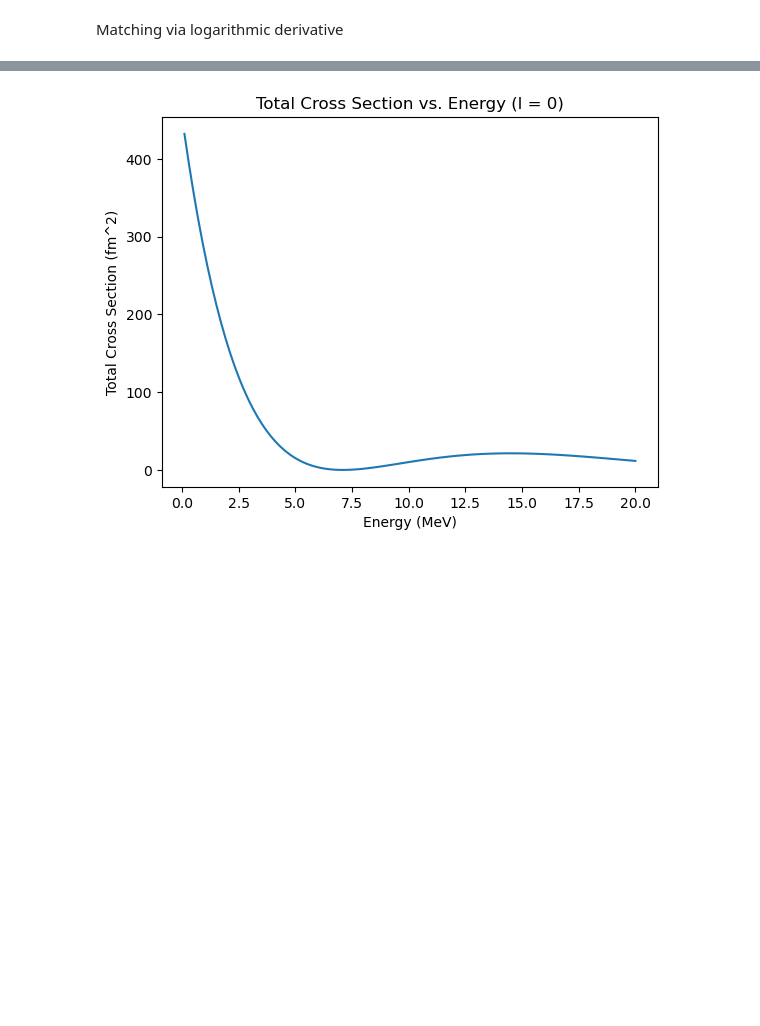
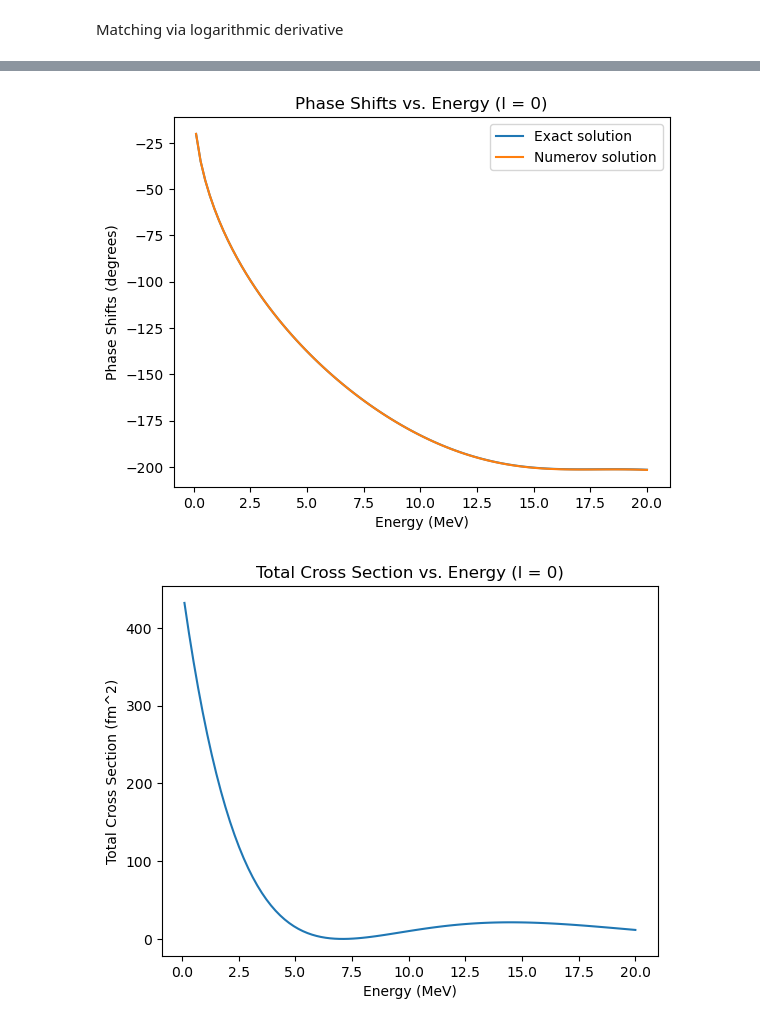
Before and after one commit to LydiaMaz/Scattering-Calculations, a Jupyter notebook: Numerov.ipynb, the cells around one changed output, grey strips where cells are left out. Drawn from its saved outputs; the diff is of its cells as text; code cells hidden in the pictures; blank space fills up the shorter version.

```diff
--- a/Numerov.ipynb
+++ b/Numerov.ipynb
@@ -62,3 +105,39 @@ def calculate_phase_shift(k, l, E):
+# %%
+def numerovf(x,ll,E,mu,potenital,hbar=197):
+    return 2*mu/hbar**2*(potenital(x)-E)+ll*(ll+1.)/x**2
+# %%
+def Numerov_SC(ll,E,mu,potenital,npts_in_one_fm=128,hbar=197):
+    a_idx = int(npts_in_one_fm*a)
+    f_tilde = [0.]+[numerovf(i/npts_in_one_fm*1.,ll,E,mu,potenital)/(12.*npts_in_one_fm**2) for i in range(1,a_idx+2)]
+    u = [0.,1./npts_in_one_fm]
+    for i in range(2,a_idx+2):
+        u.append((u[i-1]*(2.+10.*f_tilde[i-1])-u[i-2]*(1.-f_tilde[i-2]))/(1.-f_tilde[i]))
+    y_val = [0.]+[ur/((i+1.)/npts_in_one_fm) for i,ur in enumerate(u[1:])]
+    y_prime_val = (y_val[a_idx+1]-y_val[a_idx-1])*npts_in_one_fm/2.
+    k = np.sqrt(2*mu*E/hbar**2)
+    numerator = y_prime_val*spherical_jn(l, k*a) - k*y_val[a_idx]*spherical_jn(l, k*a, True)
+    denominator = k*y_val[a_idx]*(-1)*spherical_yn(l, k*a, True) - y_prime_val*(-1)*spherical_yn(l, k*a)
+    delta_l = np.arctan2( numerator, denominator )
+    return delta_l
+# %%
+numerov_phase_shifts = []
+l = 0
+
+for k, E in zip(k_array, E_values):
+    phase_shift = Numerov_SC(l, E, mu, V)
+    numerov_phase_shifts.append(phase_shift)
+
+numerov_phase_shifts = np.array(numerov_phase_shifts) * 180 / np.pi
+
+plt.plot(E_values, [i-180 for i in exact_phase_shifts], label = "Exact solution")
+plt.plot(E_values, [i-180 for i in numerov_phase_shifts], label = "Numerov solution")
+plt.xlabel("Energy (MeV)")
+plt.ylabel("Phase Shifts (degrees)")
+plt.title(f"Phase Shifts vs. Energy (l = {l})")
+plt.legend()
+plt.show()
+# %% [output]
+[figure, added]
 # %%
 def calculate_total_cross_sections(E_values, l_max):
     cross_sections = []
```
Also changed, not shown: parts of 8 cells of this notebook.
